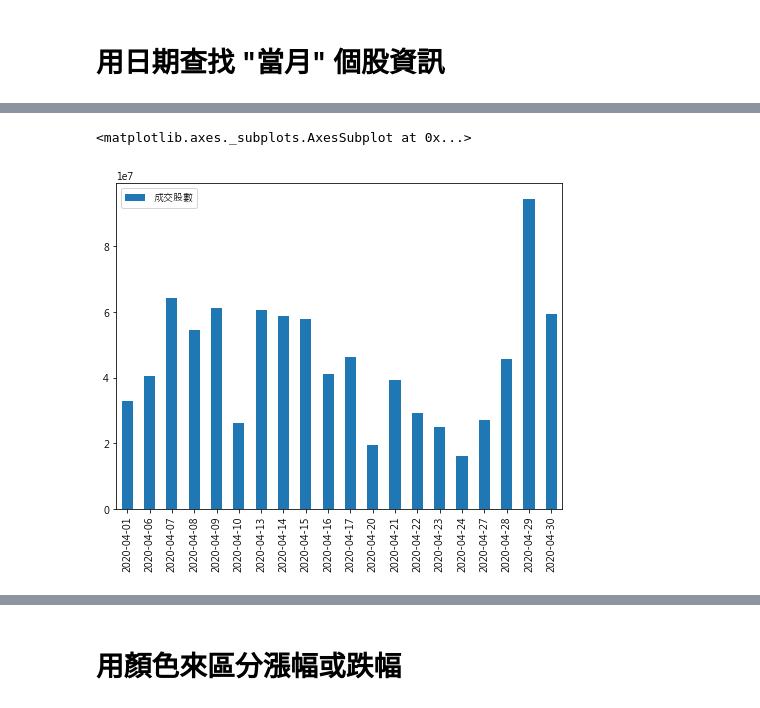
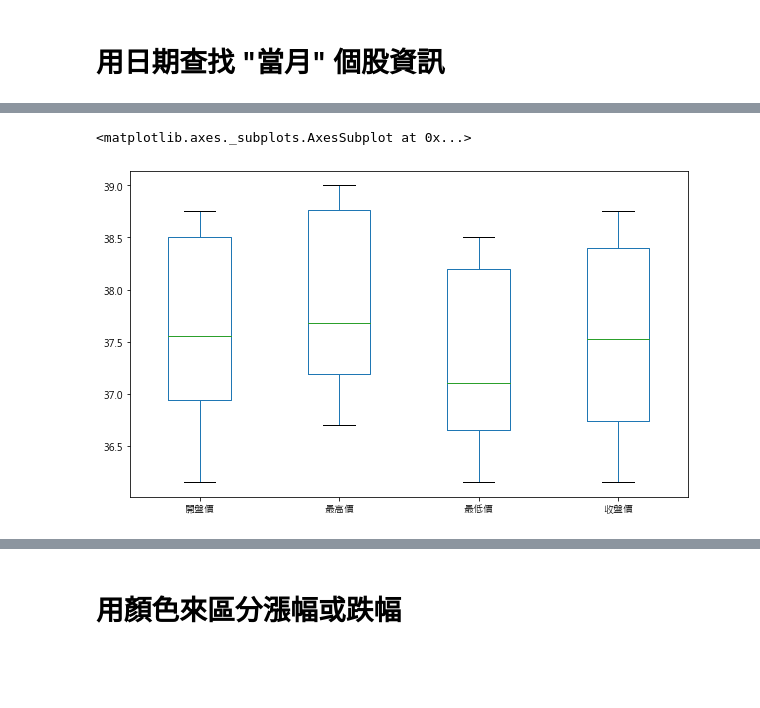
Before and after one commit to hungminchen/Stock_Price_Checking, a Jupyter notebook: 當月累積個股資訊.ipynb, the cells around one changed output, grey strips where cells are left out. Cells and saved outputs as stored; diff of their text form; code cells hidden in the pictures; blank space fills up the shorter version.

```diff
--- a/當月累積個股資訊.ipynb
+++ b/當月累積個股資訊.ipynb
@@ -38,7 +55,7 @@ def craw_stock(stock_number, date):
         date.append(str(int(i[:3])+1911) + i[3:])
     stock["日期"] = date
     stock= stock.set_index("日期")
-    stock.index = pd.to_datetime(stock.index, format = "%Y/%m/%d")
+    #stock.index = pd.to_datetime(stock.index, format = "%Y/%m/%d")
 
     stock["成交股數"]= stock["成交股數"].str.replace(",","")
     stock["成交金額"]= stock["成交金額"].str.replace(",","")
@@ -53,4 +70,6 @@ date = input("please key in date: ")
 stock_number = input("please key in stock number: ")
 
 stock_data = craw_stock(stock_number, date)
+stock_data = stock_data.reset_index()
+stock_data
 # %% [output]
@@ -92,0 +95,4 @@ Index([2020-04-01, 2020-04-06, 2020-04-07, 2020-04-08, 2020-04-09, 2020-04-10,
+# %%
+stock_data["日期"] = pd.to_datetime(stock_data["日期"]).apply(lambda x:x.date())
+stock_data = stock_data.set_index("日期")
+stock_data
@@ -92,0 +118,7 @@ Index([2020-04-01, 2020-04-06, 2020-04-07, 2020-04-08, 2020-04-09, 2020-04-10,
+# %%
+stock_data = stock_data.reset_index()
+stock_data["月份"] = stock_data["日期"].apply(lambda x:x.month)
+stock_data["日"] = stock_data["日期"].apply(lambda x:x.day)
+stock_data["周"] = stock_data["日期"].apply(lambda x:x.weekday())
+stock_data = stock_data.set_index("日期")
+stock_data
@@ -93,5 +175,5 @@ Index([2020-04-01, 2020-04-06, 2020-04-07, 2020-04-08, 2020-04-09, 2020-04-10,
 # %%
-another_stock_data.loc[:,["成交股數"]].plot(kind = "bar", figsize = (8,6))
+stock_data.loc[:,["開盤價","最高價","最低價","收盤價"]].plot(kind = "box",figsize =(10,6))
 # %% [output]
 <matplotlib.axes._subplots.AxesSubplot at 0x...>
-[figure, old version]
+[figure, new version]
```
Also changed, not shown: parts of 37 cells of this notebook, 2 other files.
